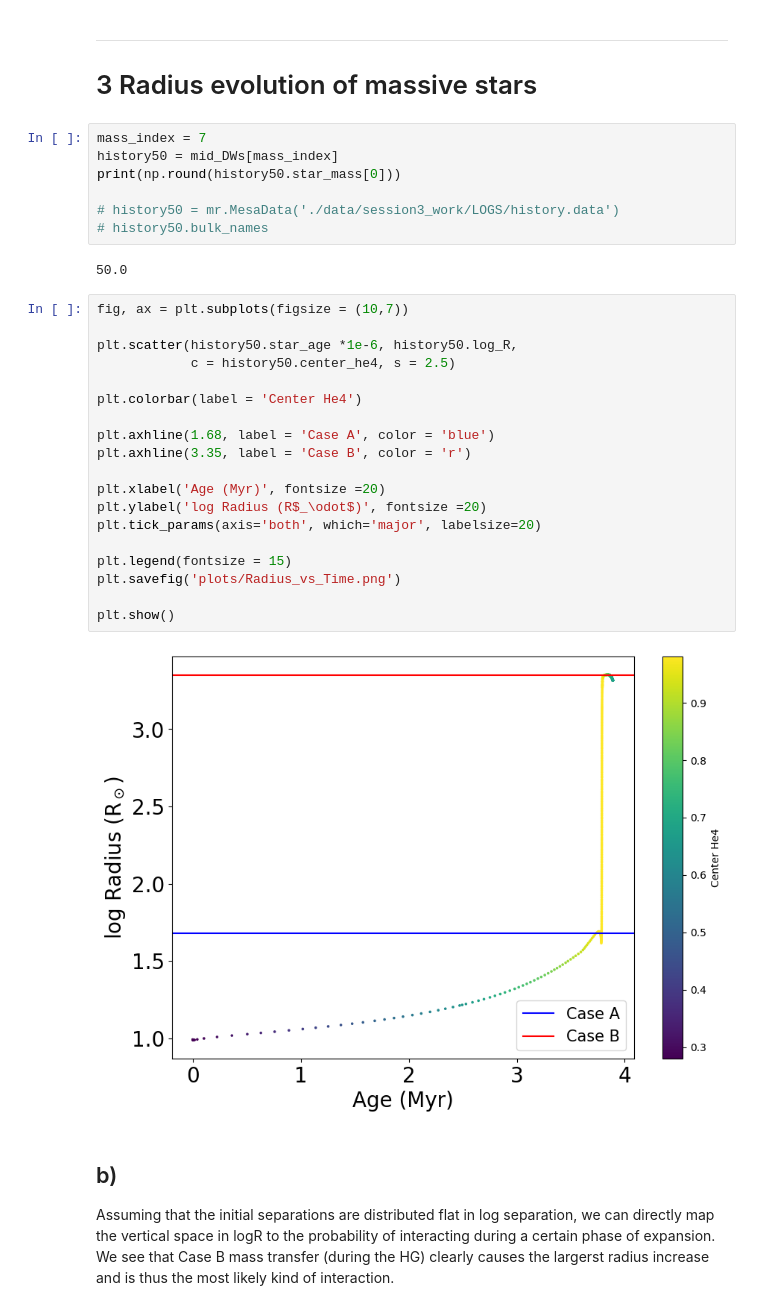
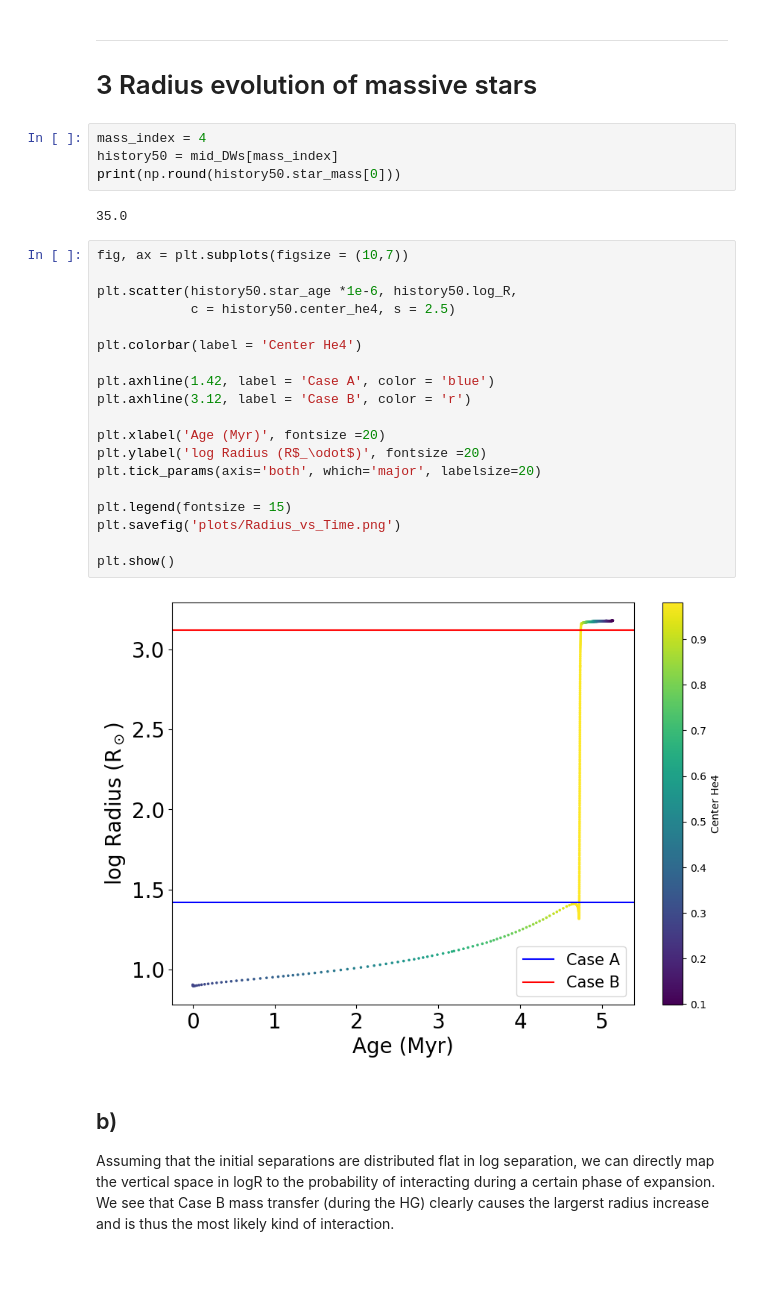
Before and after one commit to LiekeVanSon/ASBE-course, a Jupyter notebook: practicum/session3/solutions_session3/solutions_session3.ipynb, the cells around one changed output. Saved outputs shown, nothing was run; the diff lists cells and outputs as text; blank space fills up the shorter version.

```diff
--- a/practicum/session3/solutions_session3/solutions_session3.ipynb
+++ b/practicum/session3/solutions_session3/solutions_session3.ipynb
@@ -602,35 +253,32 @@ HR_diagram(histoy_list, xlim = (3.45,5.6), ylim= (4.,6.45), VMIN =0, VMAX = 100,
 ***
 # 3 Radius evolution of massive stars
 # %%
-mass_index = 7
+mass_index = 4
 history50 = mid_DWs[mass_index]
 print(np.round(history50.star_mass[0]))
-
-# history50 = mr.MesaData('./data/session3_work/LOGS/history.data')
-# history50.bulk_names
 # %% [output]
-50.0
+35.0
 # %%
 fig, ax = plt.subplots(figsize = (10,7))
 
 plt.scatter(history50.star_age *1e-6, history50.log_R,
             c = history50.center_he4, s = 2.5)
 
 plt.colorbar(label = 'Center He4')
 
-plt.axhline(1.68, label = 'Case A', color = 'blue')
-plt.axhline(3.35, label = 'Case B', color = 'r')
+plt.axhline(1.42, label = 'Case A', color = 'blue')
+plt.axhline(3.12, label = 'Case B', color = 'r')
 
 plt.xlabel('Age (Myr)', fontsize =20)
 plt.ylabel('log Radius (R$_\odot$)', fontsize =20)
 plt.tick_params(axis='both', which='major', labelsize=20)
 
 plt.legend(fontsize = 15)
 plt.savefig('plots/Radius_vs_Time.png')
 
 plt.show()
 # %% [output]
-[figure, old version]
+[figure, new version]
 # %% [markdown]
 ## b)
 Assuming that the initial separations are distributed flat in log separation, we can directly map the vertical space in logR to the probability of interacting during a certain phase of expansion.
```
Also changed, not shown: parts of 25 cells of this notebook, 15 other files.
